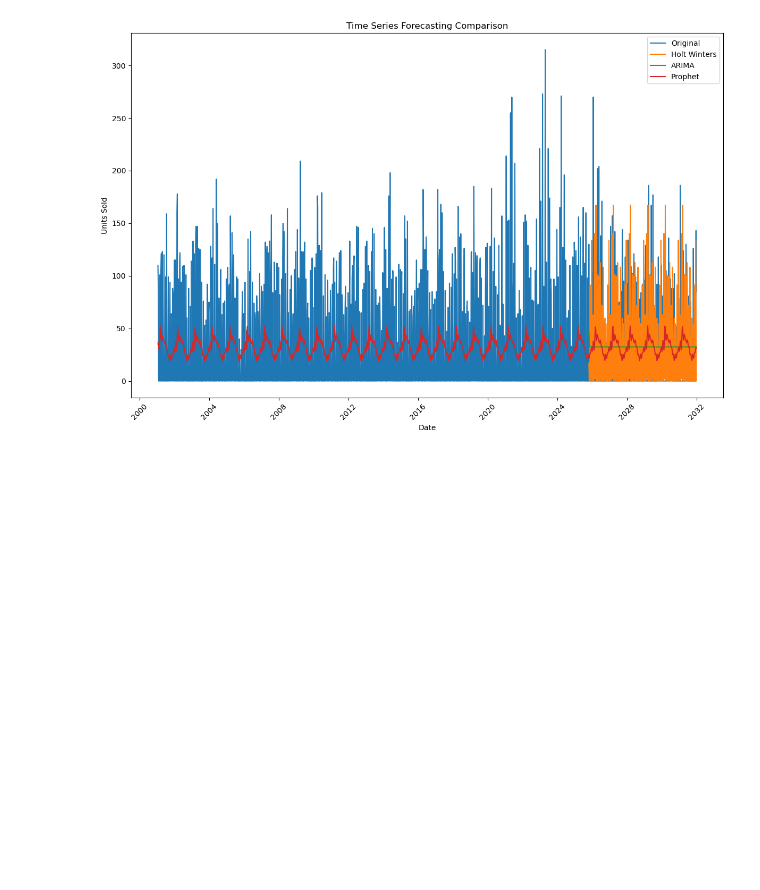
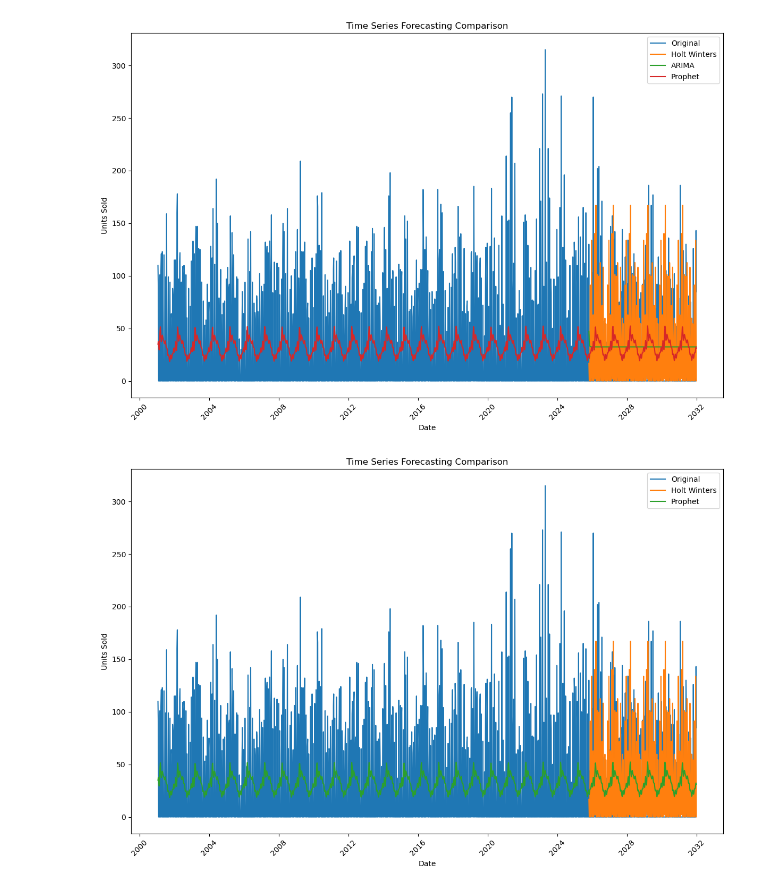
Before and after one commit to mmiskatul/E-commerce-Demand-Forcasting-, a Jupyter notebook: E-commerce-demand-forecasting.ipynb, the cells around one changed output. Cells and saved outputs as stored; diff of their text form; code cells hidden in the pictures; blank space fills up the shorter version.

Commit message:
plot without arima

```diff
--- a/E-commerce-demand-forecasting.ipynb
+++ b/E-commerce-demand-forecasting.ipynb
@@ -313,3 +313,18 @@ Holt Winters RMSE: 65.3701253625034
 ARIMA RMSE: 50.827228776629575
 Prophet RMSE: 50.68252747044173
 [figure]
+# %%
+plt.figure(figsize=(12, 8))
+plt.plot(weekly_data.index, weekly_data.values, label='Original')
+plt.plot(test_data.index, hw_predictions, label='Holt Winters')
+# plt.plot(test_data.index, arima_predictions, label='ARIMA')
+plt.plot(prophet_predictions['ds'], prophet_predictions['yhat'], label='Prophet')
+plt.legend()
+plt.title('Time Series Forecasting Comparison')
+plt.xlabel('Date')
+plt.ylabel('Units Sold')
+plt.xticks(rotation=45)
+plt.tight_layout()
+plt.show()
+# %% [output]
+[figure, added]
```
